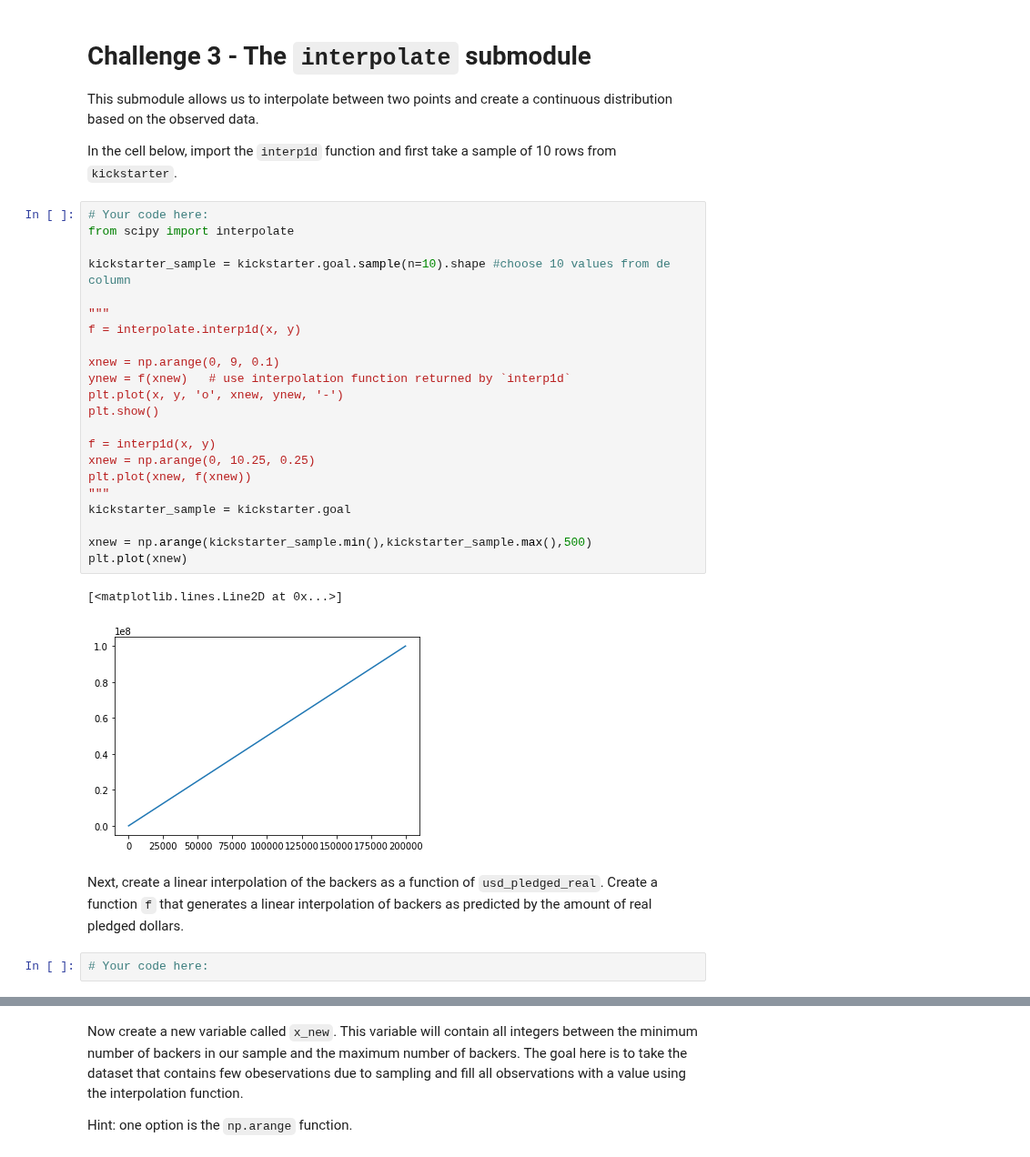
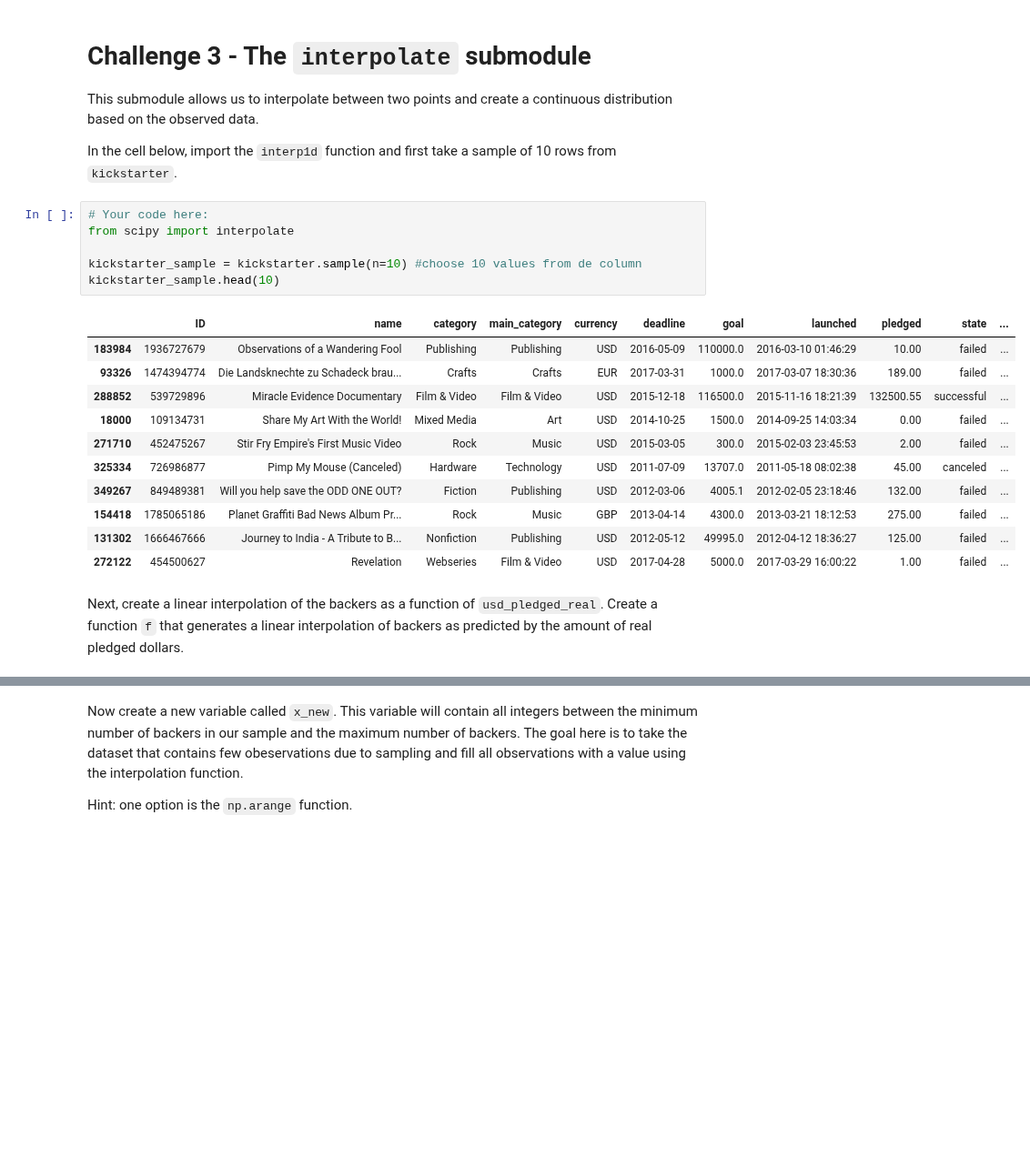
Before and after one commit to davidlafuentem/data-labs, a Jupyter notebook: module-2/lab-intro-to-scipy/your-code/main.ipynb, the cells around one changed output, grey strips where cells are left out. Shown at 91% size. Drawn from its saved outputs; the diff is of its cells as text; blank space fills up the shorter version.

```diff
--- a/module-2/lab-intro-to-scipy/your-code/main.ipynb
+++ b/module-2/lab-intro-to-scipy/your-code/main.ipynb
@@ -96,32 +122,23 @@ Value of variable x is  0.9999999999999991 and the value of variable y is -0.999
 This submodule allows us to interpolate between two points and create a continuous distribution based on the observed data.
 
 In the cell below, import the `interp1d` function and first take a sample of 10 rows from `kickstarter`.
-# %%
-# Your code here:
-from scipy import interpolate
-
-kickstarter_sample = kickstarter.goal.sample(n=10).shape #choose 10 values from de column
-
-"""
-f = interpolate.interp1d(x, y)
-
-xnew = np.arange(0, 9, 0.1)
-ynew = f(xnew)   # use interpolation function returned by `interp1d`
-plt.plot(x, y, 'o', xnew, ynew, '-')
-plt.show()
-
-f = interp1d(x, y)
-xnew = np.arange(0, 10.25, 0.25)
-plt.plot(xnew, f(xnew))
-"""
-kickstarter_sample = kickstarter.goal
-
-xnew = np.arange(kickstarter_sample.min(),kickstarter_sample.max(),500)
-plt.plot(xnew)
-# %% [output]
-[<matplotlib.lines.Line2D at 0x...>]
-[figure, removed]
+# %%
+# Your code here:
+from scipy import interpolate
+
+kickstarter_sample = kickstarter.sample(n=10) #choose 10 values from de column
+kickstarter_sample.head(10)
+# %% [output]
+|  | ID | name | category | main_category | currency | deadline | goal | launched | pledged | state | ... |
+| 183984 | 1936727679 | Observations of a Wandering Fool | Publishing | Publishing | USD | 2016-05-09 | 110000.0 | 2016-03-10 01:46:29 | 10.00 | failed | ... |
+| 93326 | 1474394774 | Die Landsknechte zu Schadeck brau... | Crafts | Crafts | EUR | 2017-03-31 | 1000.0 | 2017-03-07 18:30:36 | 189.00 | failed | ... |
+| 288852 | 539729896 | Miracle Evidence Documentary | Film & Video | Film & Video | USD | 2015-12-18 | 116500.0 | 2015-11-16 18:21:39 | 132500.55 | successful | ... |
+| 18000 | 109134731 | Share My Art With the World! | Mixed Media | Art | USD | 2014-10-25 | 1500.0 | 2014-09-25 14:03:34 | 0.00 | failed | ... |
+| 271710 | 452475267 | Stir Fry Empire's First Music Video | Rock | Music | USD | 2015-03-05 | 300.0 | 2015-02-03 23:45:53 | 2.00 | failed | ... |
+| 325334 | 726986877 | Pimp My Mouse (Canceled) | Hardware | Technology | USD | 2011-07-09 | 13707.0 | 2011-05-18 08:02:38 | 45.00 | canceled | ... |
+| 349267 | 849489381 | Will you help save the ODD ONE OUT? | Fiction | Publishing | USD | 2012-03-06 | 4005.1 | 2012-02-05 23:18:46 | 132.00 | failed | ... |
+| 154418 | 1785065186 | Planet Graffiti Bad News Album Pr... | Rock | Music | GBP | 2013-04-14 | 4300.0 | 2013-03-21 18:12:53 | 275.00 | failed | ... |
+| 131302 | 1666467666 | Journey to India - A Tribute to B... | Nonfiction | Publishing | USD | 2012-05-12 | 49995.0 | 2012-04-12 18:36:27 | 125.00 | failed | ... |
+| 272122 | 454500627 | Revelation | Webseries | Film & Video | USD | 2017-04-28 | 5000.0 | 2017-03-29 16:00:22 | 1.00 | failed | ... |
 # %% [markdown]
 Next, create a linear interpolation of the backers as a function of `usd_pledged_real`. Create a function `f` that generates a linear interpolation of backers as predicted by the amount of real pledged dollars.
-# %%
-# Your code here:
```
Also changed, not shown: parts of 12 cells of this notebook.
